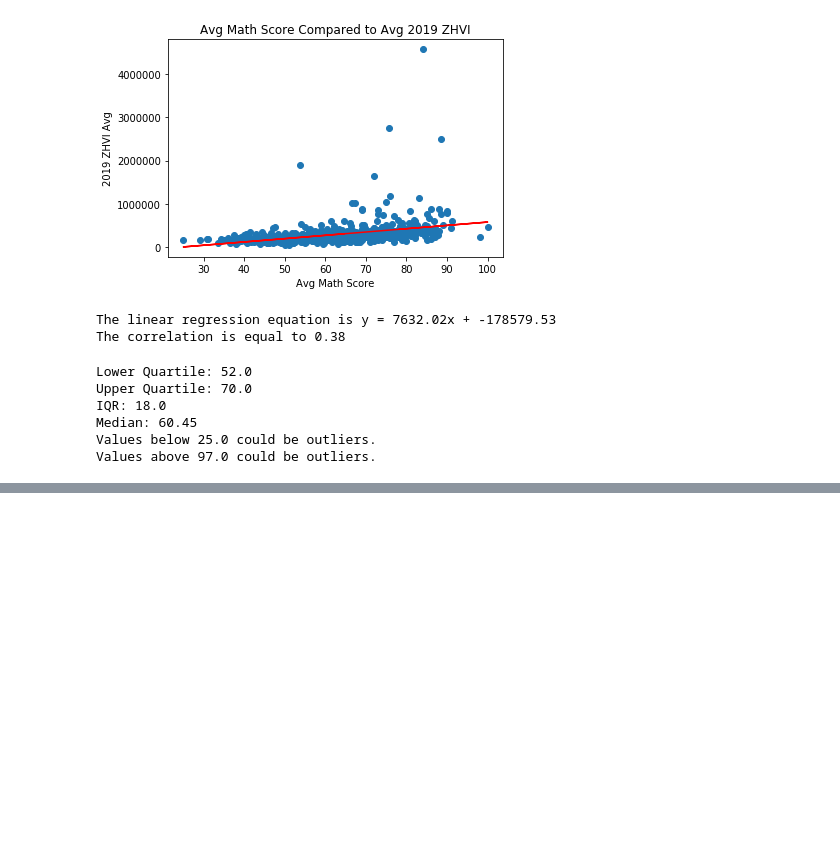
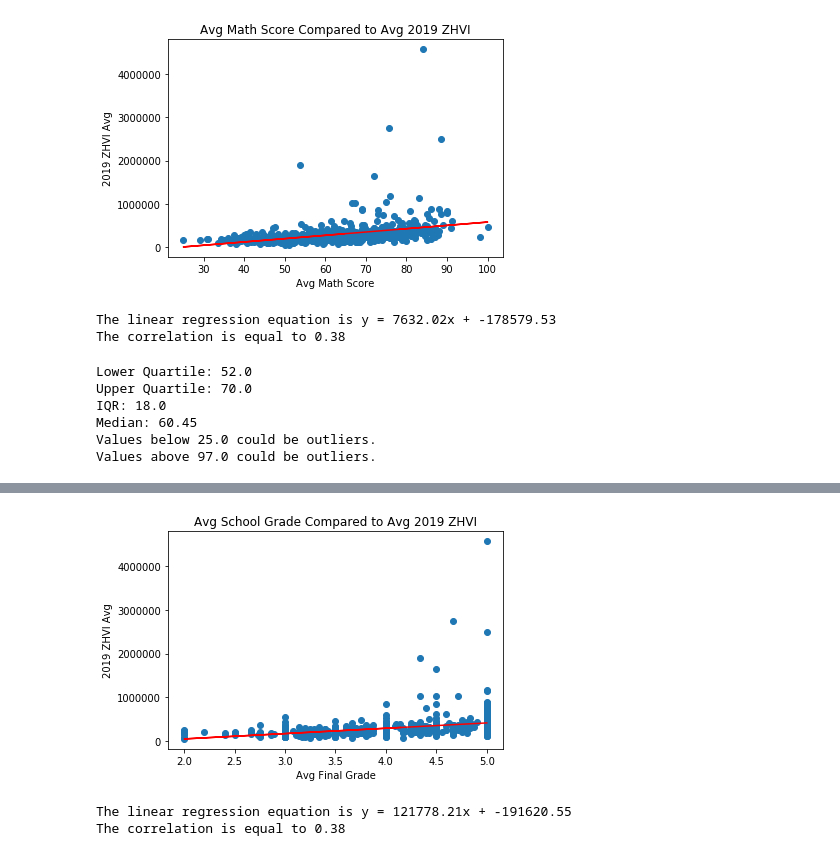
Before and after one commit to nleopard/Florida-Housing-vs-Public-Schools, a Jupyter notebook: Math_Analysis.ipynb, the cells around one changed output, grey strips where cells are left out. Cells and saved outputs as stored; diff of their text form; code cells hidden in the pictures; blank space fills up the shorter version.

```diff
--- a/Math_Analysis.ipynb
+++ b/Math_Analysis.ipynb
@@ -155,0 +186,25 @@ letter_df.plot(kind='pie',y="Total Schools",figsize=(5,5), colors = colors, star
+# %%
+# Calculate the correlation coefficient
+correlation_2 = sts.pearsonr(avg_2019_grades,avg_2019_zhvi)
+
+# Plot the correlation
+x_values = table_1["2019 Grade"]
+y_values = table_1["2019 ZHVI Avg"]
+(slope, intercept, rvalue, pvalue, stderr) = linregress(x_values, y_values)
+regress_values = x_values * slope + intercept
+line_eq = "y = " + str(round(slope,2)) + "x + " + str(round(intercept,2))
+plt.scatter(x_values, y_values)
+plt.plot(x_values,regress_values,"r-")
+plt.annotate(line_eq,(6,10),fontsize=10,color="red")
+plt.xlabel("Avg Final Grade")
+plt.ylabel("2019 ZHVI Avg")
+plt.title("Avg School Grade Compared to Avg 2019 ZHVI")
+plt.show()
+
+# Print regression equation and correlation coefficient
+print(f"The linear regression equation is {line_eq}")
+print(f"The correlation is equal to {round(correlation[0],2)}")
+# %% [output]
+[figure, added]
+The linear regression equation is y = 121778.21x + -191620.55
+The correlation is equal to 0.38
```
Also changed, not shown: parts of 7 cells of this notebook.
